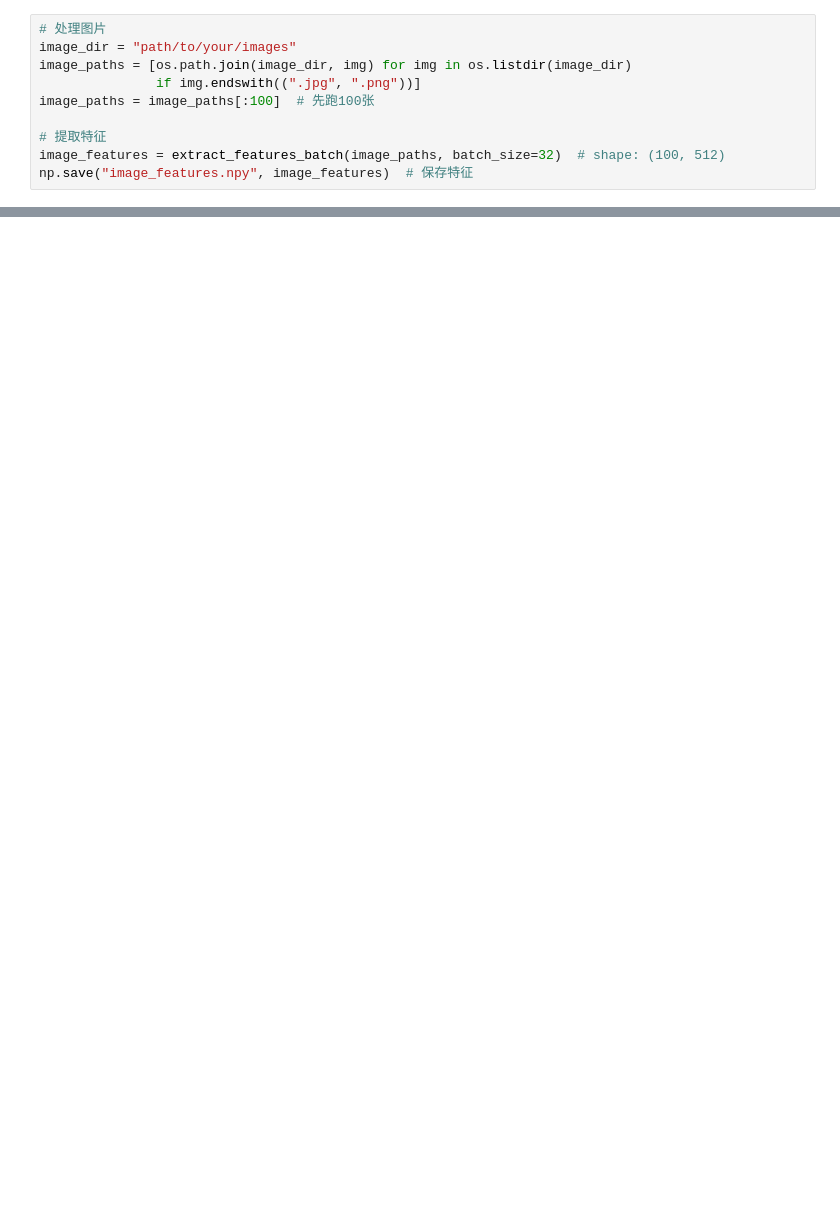
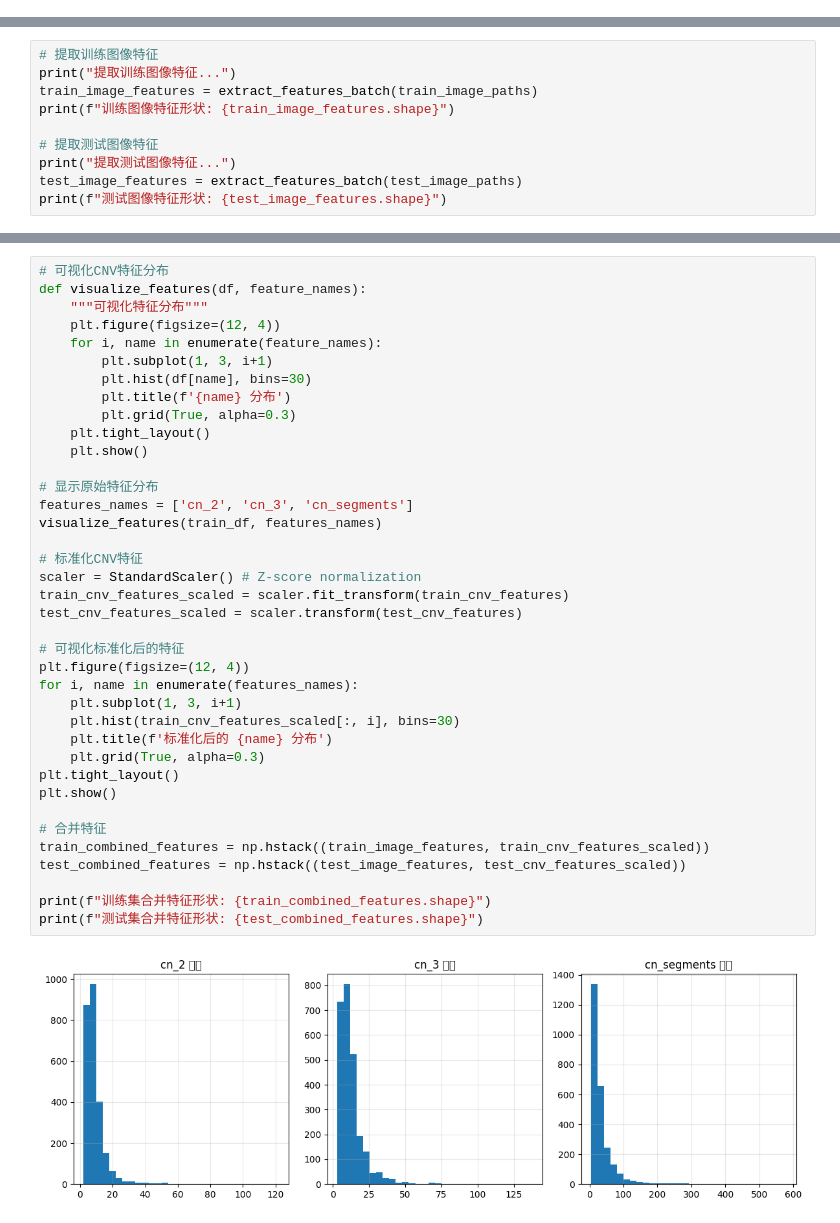
Before and after one commit to PPSherry/ChromShatter, a Jupyter notebook: chromothripsis_model.ipynb, the cells around one changed output, grey strips where cells are left out. Saved outputs shown, nothing was run; the diff lists cells and outputs as text; blank space fills up the shorter version.

Commit message:
add feature extraction results

```diff
--- a/chromothripsis_model.ipynb
+++ b/chromothripsis_model.ipynb
@@ -58,11 +62 @@ def extract_features_batch(image_paths, batch_size=32):
     return np.vstack(features_list)
-# %%
-# 处理图片
-image_dir = "path/to/your/images"
-image_paths = [os.path.join(image_dir, img) for img in os.listdir(image_dir)
-               if img.endswith((".jpg", ".png"))]
-image_paths = image_paths[:100]  # 先跑100张
-
-# 提取特征
-image_features = extract_features_batch(image_paths, batch_size=32)  # shape: (100, 512)
-np.save("image_features.npy", image_features)  # 保存特征
@@ -104,0 +131,10 @@ joblib.dump(clf, "logistic_model.pkl")
+# %%
+# 提取训练图像特征
+print("提取训练图像特征...")
+train_image_features = extract_features_batch(train_image_paths)
+print(f"训练图像特征形状: {train_image_features.shape}")
+
+# 提取测试图像特征
+print("提取测试图像特征...")
+test_image_features = extract_features_batch(test_image_paths)
+print(f"测试图像特征形状: {test_image_features.shape}")
@@ -104,0 +161,40 @@ joblib.dump(clf, "logistic_model.pkl")
+# %%
+# 可视化CNV特征分布
+def visualize_features(df, feature_names):
+    """可视化特征分布"""
+    plt.figure(figsize=(12, 4))
+    for i, name in enumerate(feature_names):
+        plt.subplot(1, 3, i+1)
+        plt.hist(df[name], bins=30)
+        plt.title(f'{name} 分布')
+        plt.grid(True, alpha=0.3)
+    plt.tight_layout()
+    plt.show()
+
+# 显示原始特征分布
+features_names = ['cn_2', 'cn_3', 'cn_segments']
+visualize_features(train_df, features_names)
+
+# 标准化CNV特征
+scaler = StandardScaler() # Z-score normalization
+train_cnv_features_scaled = scaler.fit_transform(train_cnv_features)
+test_cnv_features_scaled = scaler.transform(test_cnv_features)
+
+# 可视化标准化后的特征
+plt.figure(figsize=(12, 4))
+for i, name in enumerate(features_names):
+    plt.subplot(1, 3, i+1)
+    plt.hist(train_cnv_features_scaled[:, i], bins=30)
+    plt.title(f'标准化后的 {name} 分布')
+    plt.grid(True, alpha=0.3)
+plt.tight_layout()
+plt.show()
+
+# 合并特征
+train_combined_features = np.hstack((train_image_features, train_cnv_features_scaled))
+test_combined_features = np.hstack((test_image_features, test_cnv_features_scaled))
+
+print(f"训练集合并特征形状: {train_combined_features.shape}")
+print(f"测试集合并特征形状: {test_combined_features.shape}")
+# %% [output]
+[figure, added]
```
Also changed, not shown: parts of 28 cells of this notebook, 6 other files.
